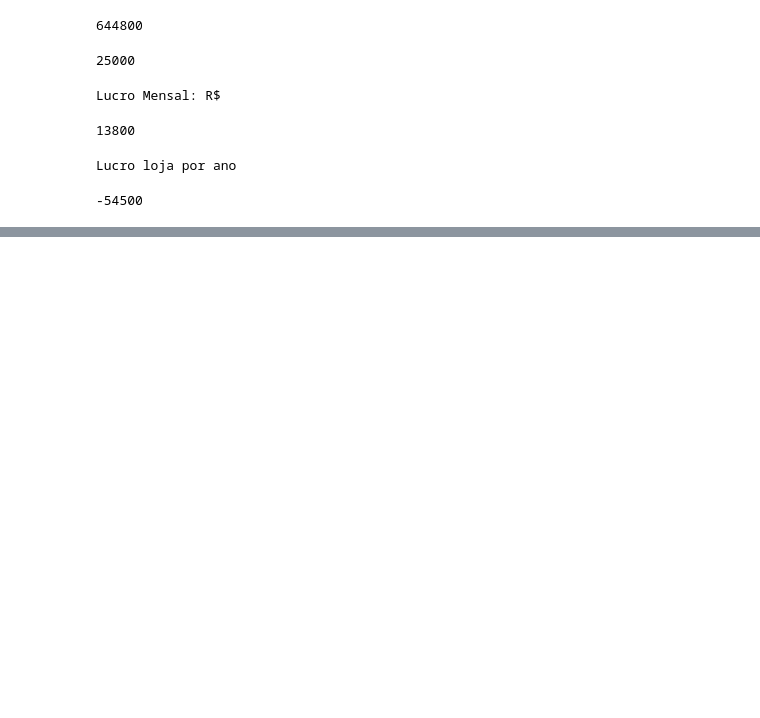
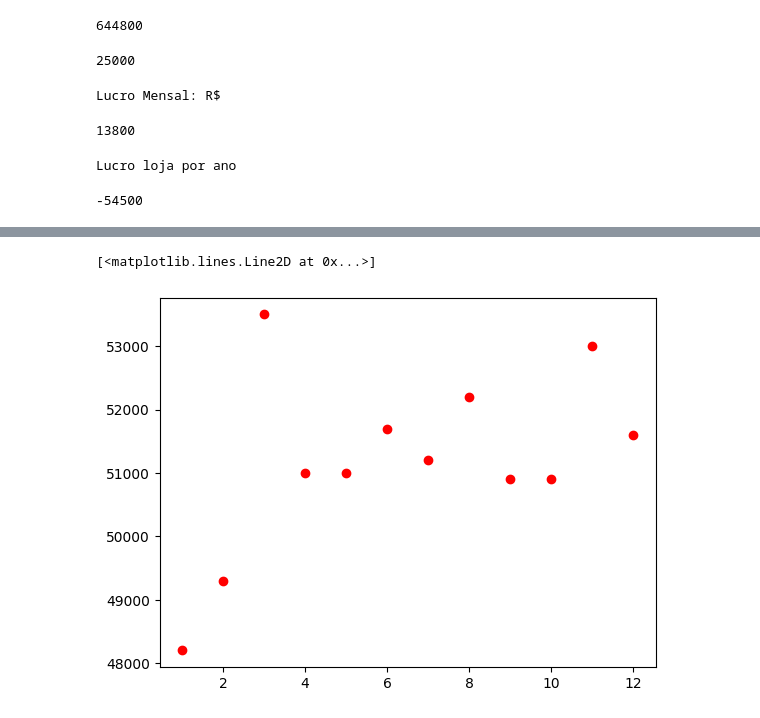
Before and after one commit to Hunter7210/Python_Study, a Jupyter notebook: Aula 15/Dashboard.ipynb, the cells around one changed output, grey strips where cells are left out. Drawn from its saved outputs; the diff is of its cells as text; code cells hidden in the pictures; blank space fills up the shorter version.

```diff
--- a/Aula 15/Dashboard.ipynb
+++ b/Aula 15/Dashboard.ipynb
@@ -137,0 +136,12 @@ AttributeError: module 'matplotlib' has no attribute 'figure'
+# %%
+
+meses = range(1,13)
+faturamento_mes = []
+
+for i in meses:
+    faturamento_mes.append(faturamento_loja_mes(5,i))
+
+plt.plot(meses, faturamento_mes,'o', color='red')
+# %% [output]
+[<matplotlib.lines.Line2D at 0x...>]
+[figure, added]
```
Also changed, not shown: parts of 4 cells of this notebook, 1 other file.
